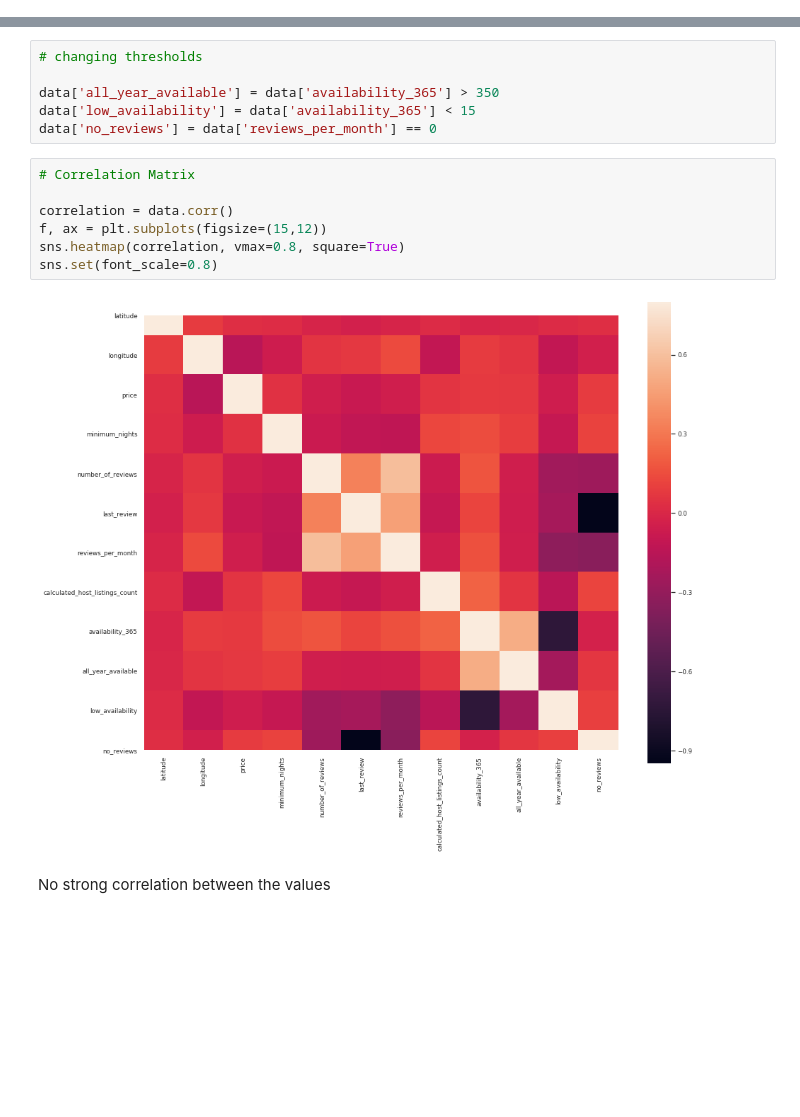
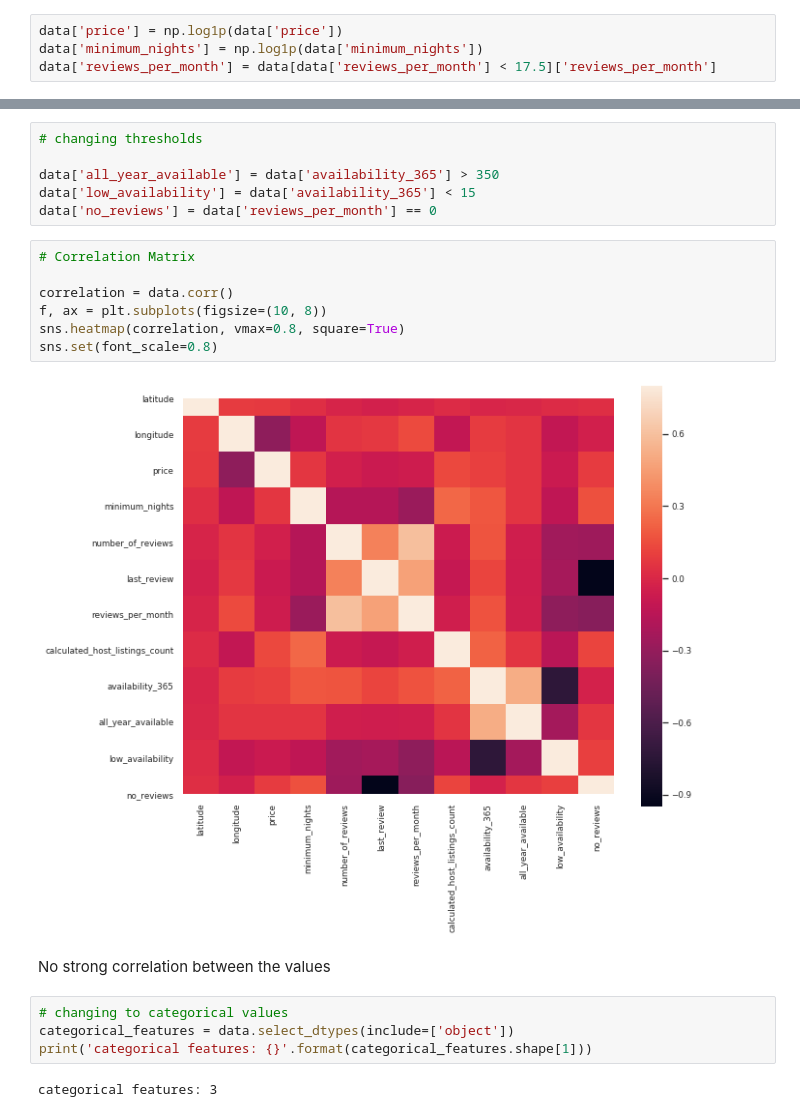
Before and after one commit to sumanthd17/Airbnb-Valuator, a Jupyter notebook: AirbnbValuator.ipynb, the cells around one changed output, grey strips where cells are left out. Drawn from its saved outputs; the diff is of its cells as text; blank space fills up the shorter version.

```diff
--- a/AirbnbValuator.ipynb
+++ b/AirbnbValuator.ipynb
@@ -75,6 +75,10 @@ data['reviews_per_month'] = data['reviews_per_month'].fillna(0)
 earliest_review = min(data['last_review'])
 data['last_review'] = data['last_review'].fillna(earliest_review)
 data['last_review'] = data['last_review'].apply(lambda x: x.toordinal() - earliest_review.toordinal())
+# %%
+data['price'] = np.log1p(data['price'])
+data['minimum_nights'] = np.log1p(data['minimum_nights'])
+data['reviews_per_month'] = data[data['reviews_per_month'] < 17.5]['reviews_per_month']
 # %% [markdown]
 # Check Distributions
 # %%
@@ -130,11 +134,17 @@ data['no_reviews'] = data['reviews_per_month'] == 0
 # %%
 # Correlation Matrix
 
 correlation = data.corr()
-f, ax = plt.subplots(figsize=(15,12))
+f, ax = plt.subplots(figsize=(10, 8))
 sns.heatmap(correlation, vmax=0.8, square=True)
 sns.set(font_scale=0.8)
 # %% [output]
-[figure, old version]
+[figure, new version]
 # %% [markdown]
 No strong correlation between the values
+# %%
+# changing to categorical values
+categorical_features = data.select_dtypes(include=['object'])
+print('categorical features: {}'.format(categorical_features.shape[1]))
+# %% [output]
+categorical features: 3
```
Also changed, not shown: parts of 17 cells of this notebook.
